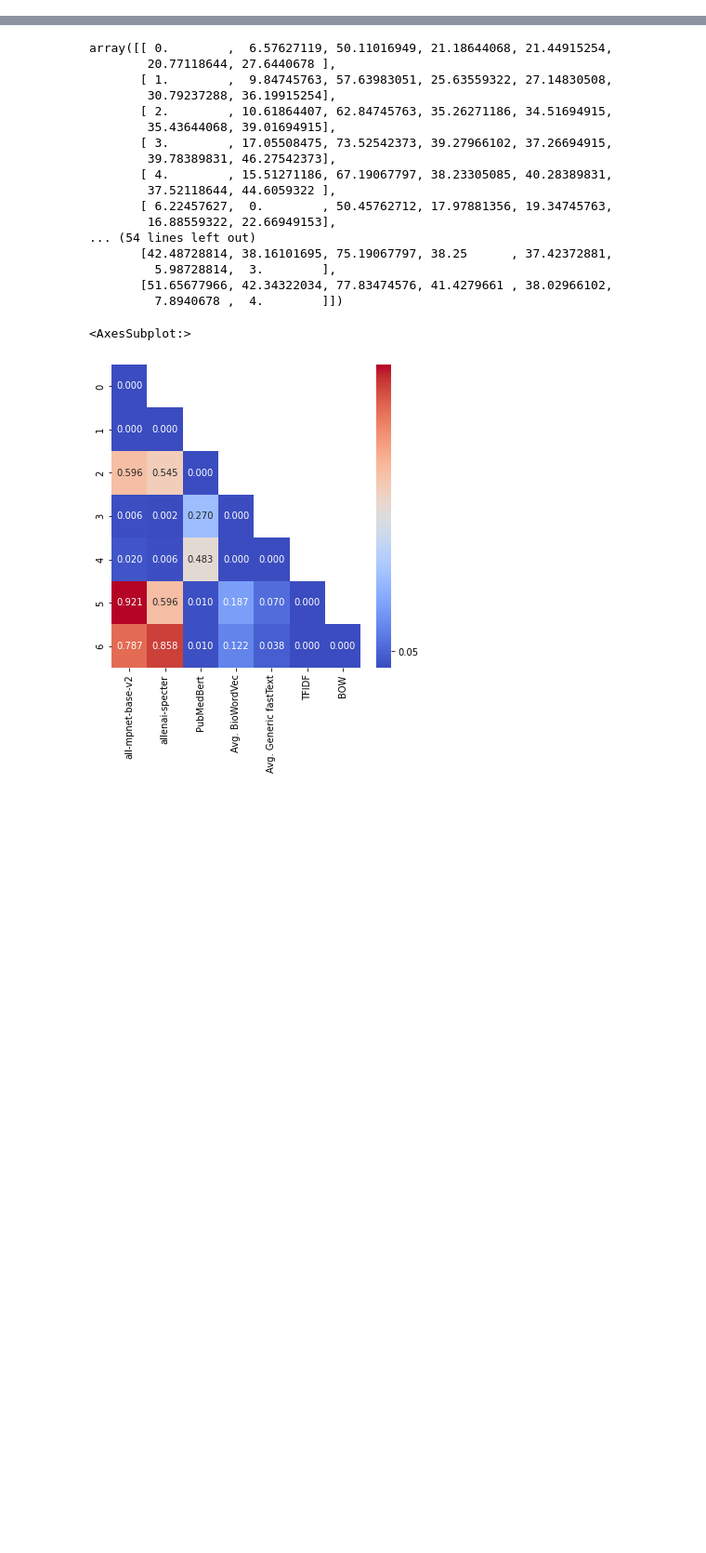
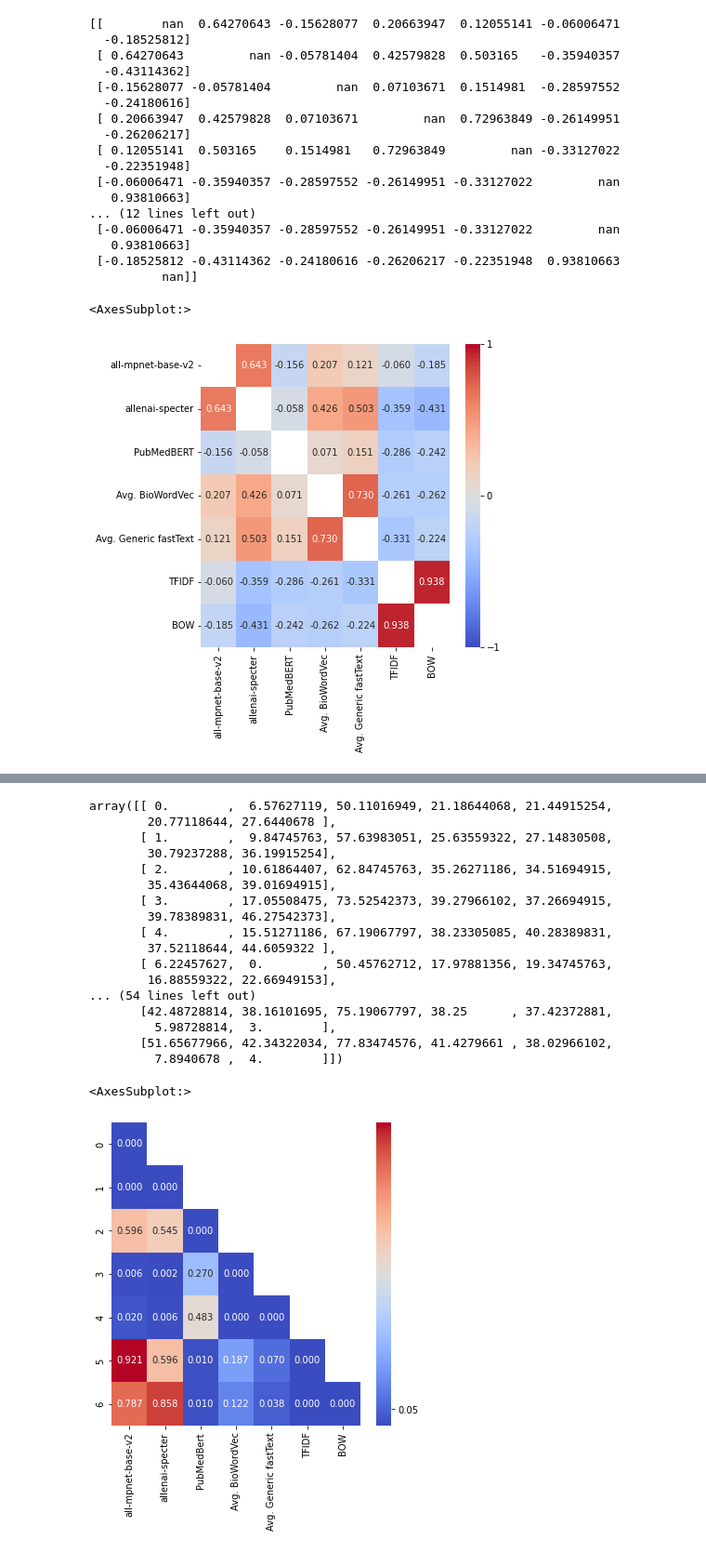
Before and after one commit to pruthvi-hegde/biomedvis, a Jupyter notebook: notebooks/k_neighbours.ipynb, the cells around one changed output, grey strips where cells are left out. Shown at 93% size. Cells and saved outputs as stored; diff of their text form; code cells hidden in the pictures; blank space fills up the shorter version.

```diff
--- a/notebooks/k_neighbours.ipynb
+++ b/notebooks/k_neighbours.ipynb
@@ -422,3 +498,47 @@ R
+# %%
+import numpy as np
+import scipy.stats as st
+
+#define sample data
+# data = [[1,2,3],[2,1,2],[2,4,1]]
+
+
+#create 95% confidence interval for population mean weight
+a, b = st.t.interval(alpha=0.90, df=len(all_mat) - 1, loc=np.median(all_mat, axis=0), scale=st.sem(all_mat))
+print(a)
+print(b)
+
+df2 = pd.DataFrame(a, columns=model_names)
+fig, ax = plt.subplots(figsize=(6, 6))
+sns.heatmap(df2, cmap="coolwarm", yticklabels=model_names, mask=np.triu(df2), annot=True, fmt='.3f',
+            cbar_kws={'ticks': [-1, 0, 1]},
+            cbar=True, vmin=-1, vmax=1)
+
+df3 = pd.DataFrame(b, columns=model_names)
+
+sns.heatmap(df3, cmap="coolwarm", yticklabels=model_names, annot=True, fmt='.3f',
+            cbar_kws={'ticks': [-1, 0, 1]}, mask=np.tril(df3),
+            cbar=False, vmin=-1, vmax=1)
+# %% [output]
+[[        nan  0.64270643 -0.15628077  0.20663947  0.12055141 -0.06006471
+  -0.18525812]
+ [ 0.64270643         nan -0.05781404  0.42579828  0.503165   -0.35940357
+  -0.43114362]
+ [-0.15628077 -0.05781404         nan  0.07103671  0.1514981  -0.28597552
+  -0.24180616]
+ [ 0.20663947  0.42579828  0.07103671         nan  0.72963849 -0.26149951
+  -0.26206217]
+ [ 0.12055141  0.503165    0.1514981   0.72963849         nan -0.33127022
+  -0.22351948]
+ [-0.06006471 -0.35940357 -0.28597552 -0.26149951 -0.33127022         nan
+   0.93810663]
+... (12 lines left out)
+ [-0.06006471 -0.35940357 -0.28597552 -0.26149951 -0.33127022         nan
+   0.93810663]
+ [-0.18525812 -0.43114362 -0.24180616 -0.26206217 -0.22351948  0.93810663
+          nan]]
+<AxesSubplot:>
+[figure, added]
 # %%
 from scipy.stats import spearmanr
 
```
Also changed, not shown: parts of 16 cells of this notebook, 1 other file.
